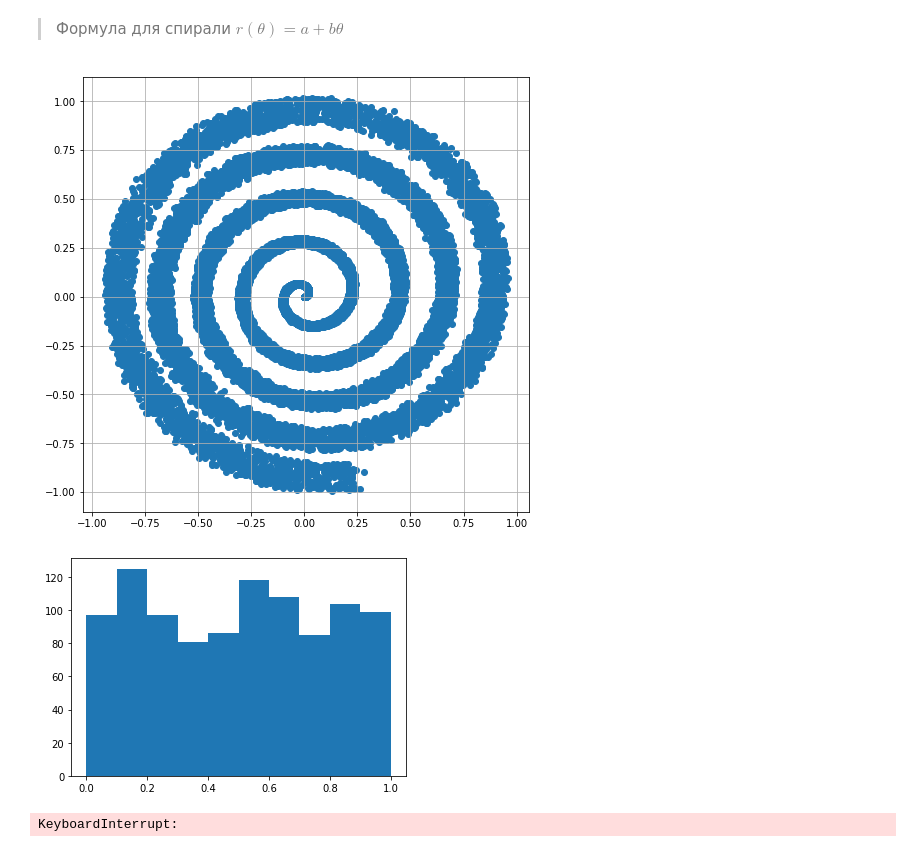
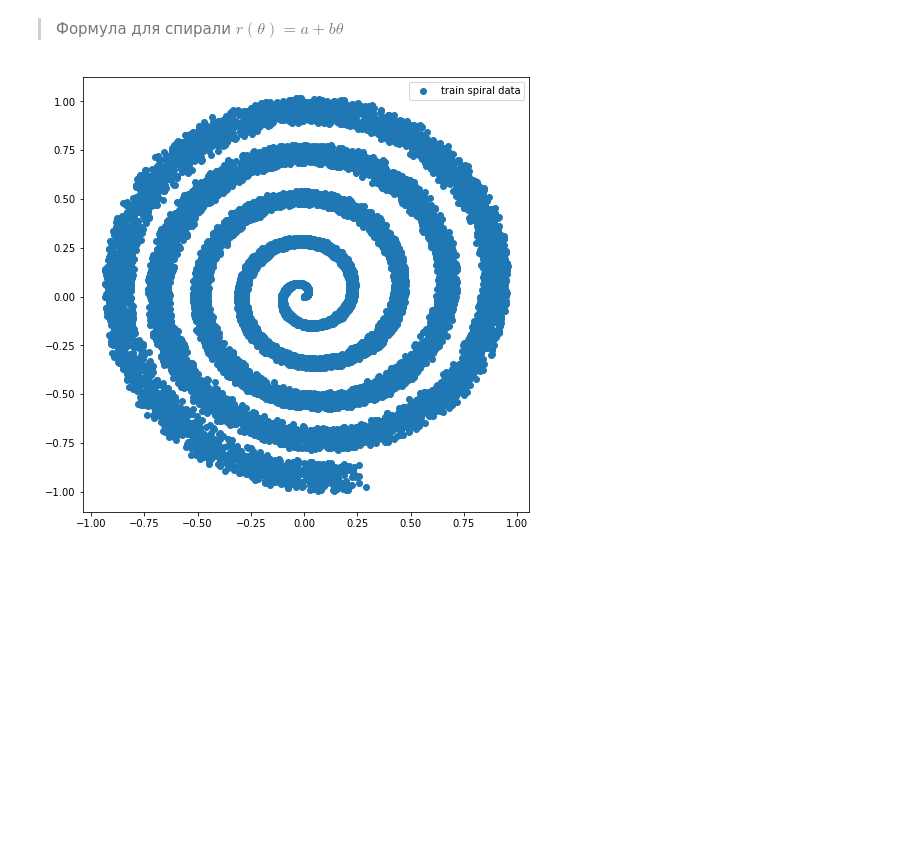
Before and after one commit to maximzubkov/opt-project, a Jupyter notebook: experiments.ipynb, the cells around one changed output. Saved outputs shown, nothing was run; the diff lists cells and outputs as text; code cells hidden in the pictures; blank space fills up the shorter version.

```diff
--- a/experiments.ipynb
+++ b/experiments.ipynb
@@ -54,6 +53,2 @@ KeyboardInterrupt:
 # %% [markdown]
 > Формула для спирали $r(\theta) = a+b\theta$
-# %%
-visualize_spiral_experiment_dataset()
-# %% [output]
-[figure, removed]
@@ -62,17 +55,7 @@ import time
-# %%
-from IPython.display import clear_output
-
-for _ in range(100):
-    fig = plt.figure()
-    ax = fig.add_subplot(1, 1, 1)
-    x = np.random.rand(1000)
-    ax.hist(x)
-    plt.show()
-    time.sleep(1)
-    clear_output(wait=True)
-# %% [output]
-[figure, removed]
-KeyboardInterrupt:
+# %%
+visualize_experiment_dataset(is_spiral=True)
+# %% [output]
+[figure, added]
 # %%
 def exp2(train_data):
     loader_args = dict(batch_size=64, shuffle=True)
```
Also changed, not shown: parts of 7 cells of this notebook, 5 other files.
